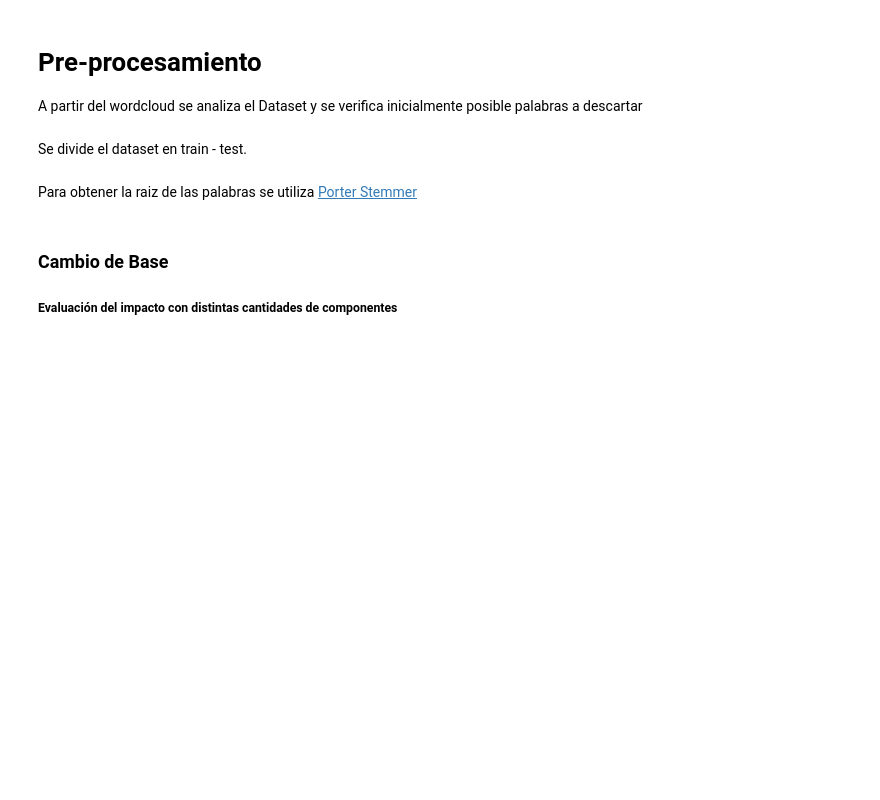
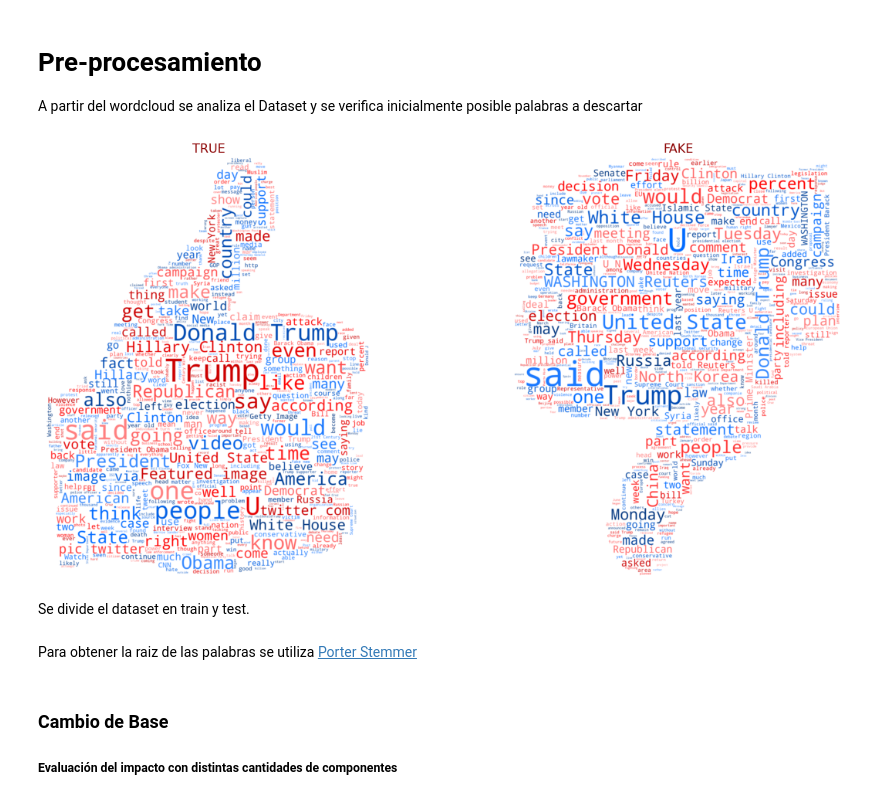
Before and after one commit to germanscillato/DS_DIGITALHOUSE-TP-INTEGRADOR, a Jupyter notebook: fakenews_organizada.ipynb, the cells around one changed output. Cells and saved outputs as stored; diff of their text form; code cells hidden in the pictures; blank space fills up the shorter version.

```diff
--- a/fakenews_organizada.ipynb
+++ b/fakenews_organizada.ipynb
@@ -218,19 +278,21 @@ A partir del wordcloud se analiza el Dataset y se verifica inicialmente posible
 # %%
 stopwords_en = stopwords.words('english')
 # %%
-
-
+# Generamos un gráfico que muestra visualmente las palabras que más frecuentemente aparecen tanto en noticias
+# falsas como verdaderas
 wordcloud_fake = WordCloud(stopwords=stopwords_en,
             mask=mask_neg,
             max_words=500,
-            background_color="white").generate(data[data['real']=='Fake'].text.str.cat(sep=' '))
+            background_color="white").generate(data_real.text.str.cat(sep=' '))
 wordcloud_true = WordCloud(stopwords=stopwords_en,
             mask=mask_pos,
             max_words=500,
-            background_color="white").generate(data[data['real']=='True'].text.str.cat(sep=' '))
+            background_color="white").generate(data_fake.text.str.cat(sep=' '))
 
 
 graficos_manos(fake = wordcloud_fake,true = wordcloud_true)
+# %% [output]
+[figure, added]
 # %% [markdown]
-Se divide el dataset en train - test.
+Se divide el dataset en train y test.
 # %%
```
Also changed, not shown: parts of 66 cells of this notebook, 1 other file.
